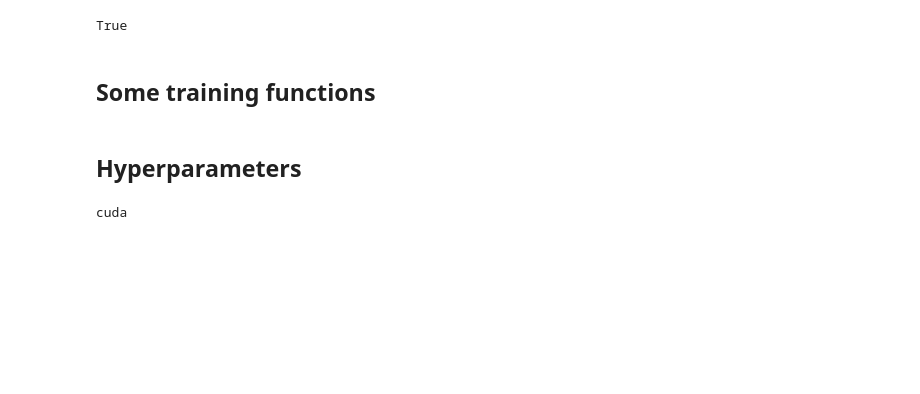
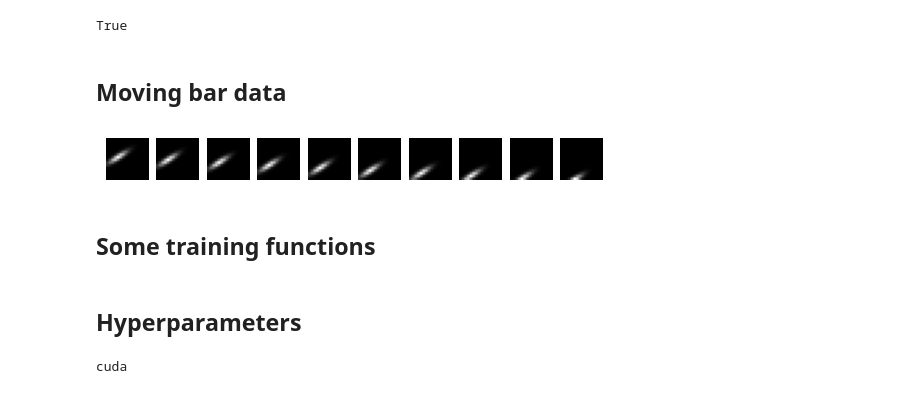
Before and after one commit to C16Mftang/temporal-predictive-coding, a Jupyter notebook: scripts/strf.ipynb, the cells around one changed output. Saved outputs shown, nothing was run; the diff lists cells and outputs as text; code cells hidden in the pictures; blank space fills up the shorter version.

```diff
--- a/scripts/strf.ipynb
+++ b/scripts/strf.ipynb
@@ -9,3 +11,5 @@ from src.utils import *
 torch.cuda.is_available()
 # %% [output]
 True
+# %% [markdown]
+## Moving bar data
@@ -12,3 +66,12 @@ True
+# %%
+m = movies[40]
+fig, ax = plt.subplots(1, 10)
+for i in range(10):
+    ax[i].imshow(m[i], cmap='gray')
+    ax[i].axis('off')
+plt.show()
+# %% [output]
+[figure, added]
 # %% [markdown]
 ## Some training functions
 # %%
```
Also changed, not shown: parts of 5 cells of this notebook, 2 other files.
